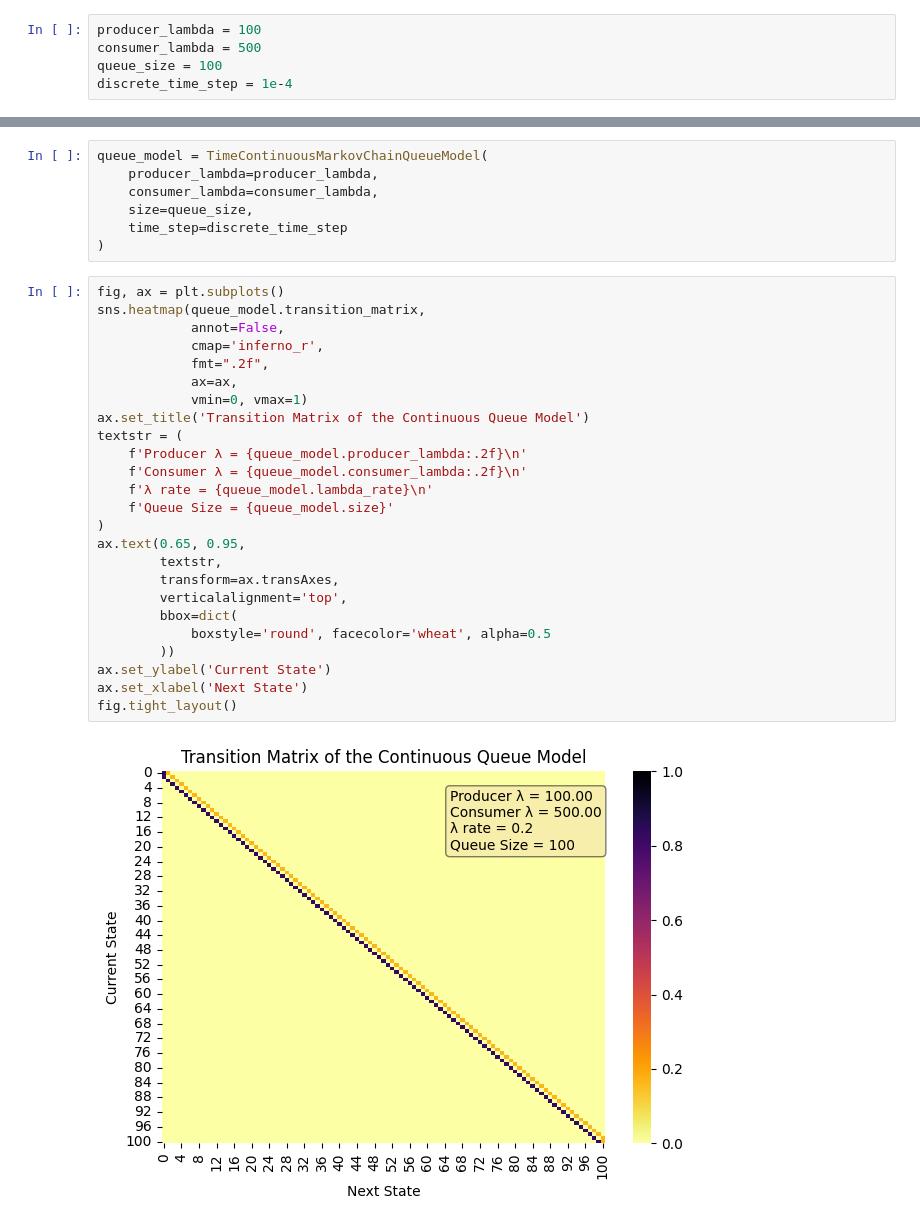
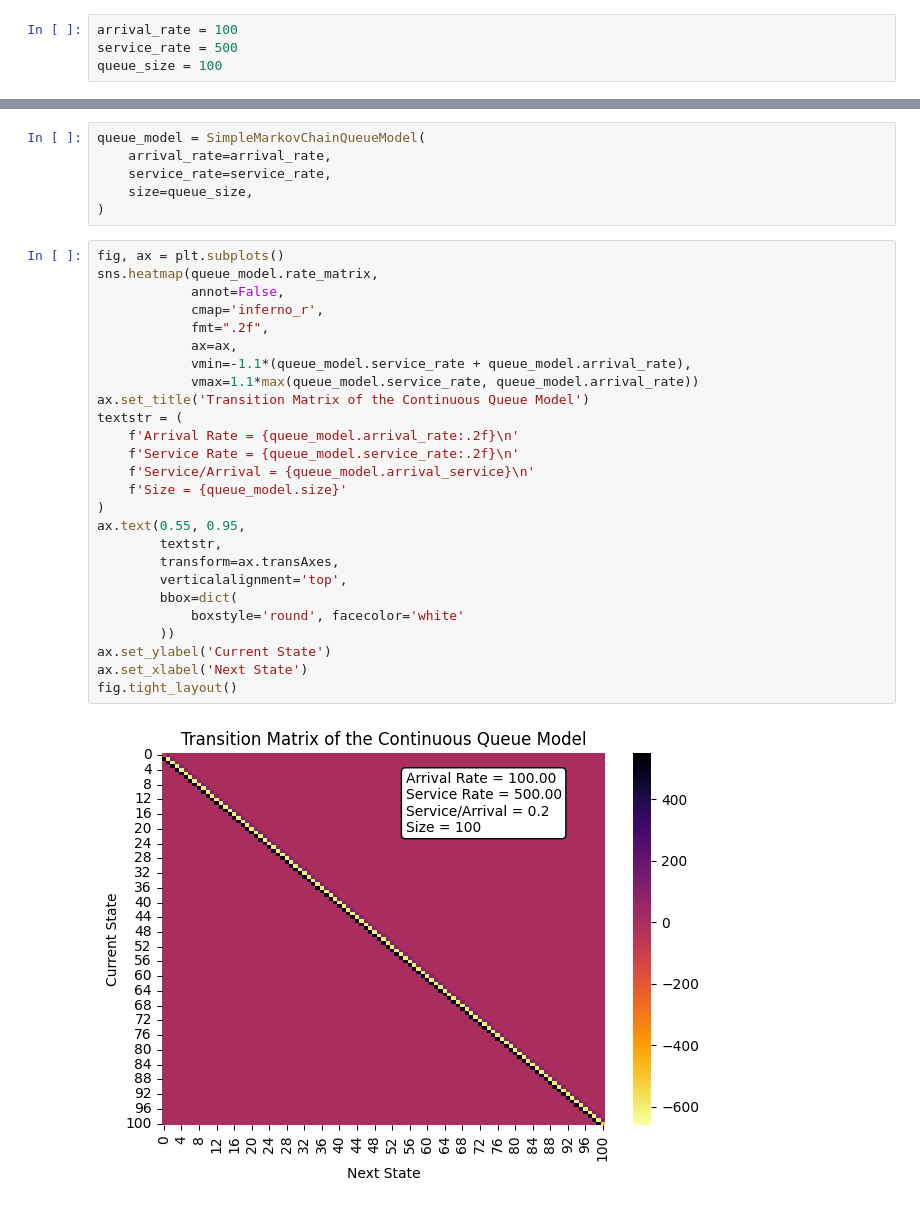
Before and after one commit to lucasbanunes/CPS767-monte-carlo-algorithms, a Jupyter notebook: project/markov_chain_analysis.ipynb, the cells around one changed output, grey strips where cells are left out. Saved outputs shown, nothing was run; the diff lists cells and outputs as text.

```diff
--- a/project/markov_chain_analysis.ipynb
+++ b/project/markov_chain_analysis.ipynb
@@ -6,5 +6,4 @@ import seaborn as sns
 # %%
-producer_lambda = 100
-consumer_lambda = 500
+arrival_rate = 100
+service_rate = 500
 queue_size = 100
-discrete_time_step = 1e-4
@@ -11,37 +36,37 @@ discrete_time_step = 1e-4
 # %%
-queue_model = TimeContinuousMarkovChainQueueModel(
-    producer_lambda=producer_lambda,
-    consumer_lambda=consumer_lambda,
+queue_model = SimpleMarkovChainQueueModel(
+    arrival_rate=arrival_rate,
+    service_rate=service_rate,
     size=queue_size,
-    time_step=discrete_time_step
 )
 # %%
 fig, ax = plt.subplots()
-sns.heatmap(queue_model.transition_matrix,
+sns.heatmap(queue_model.rate_matrix,
             annot=False,
             cmap='inferno_r',
             fmt=".2f",
             ax=ax,
-            vmin=0, vmax=1)
+            vmin=-1.1*(queue_model.service_rate + queue_model.arrival_rate),
+            vmax=1.1*max(queue_model.service_rate, queue_model.arrival_rate))
 ax.set_title('Transition Matrix of the Continuous Queue Model')
 textstr = (
-    f'Producer λ = {queue_model.producer_lambda:.2f}\n'
-    f'Consumer λ = {queue_model.consumer_lambda:.2f}\n'
-    f'λ rate = {queue_model.lambda_rate}\n'
-    f'Queue Size = {queue_model.size}'
+    f'Arrival Rate = {queue_model.arrival_rate:.2f}\n'
+    f'Service Rate = {queue_model.service_rate:.2f}\n'
+    f'Service/Arrival = {queue_model.arrival_service}\n'
+    f'Size = {queue_model.size}'
 )
-ax.text(0.65, 0.95,
+ax.text(0.55, 0.95,
         textstr,
         transform=ax.transAxes,
         verticalalignment='top',
         bbox=dict(
-            boxstyle='round', facecolor='wheat', alpha=0.5
+            boxstyle='round', facecolor='white'
         ))
 ax.set_ylabel('Current State')
 ax.set_xlabel('Next State')
 fig.tight_layout()
 # %% [output]
-[figure, old version]
+[figure, new version]
 # %%
 def plot_ax(ax):
     ax.grid(linestyle='--', alpha=.5)
```
Also changed, not shown: parts of 5 cells of this notebook, 1 other file.
